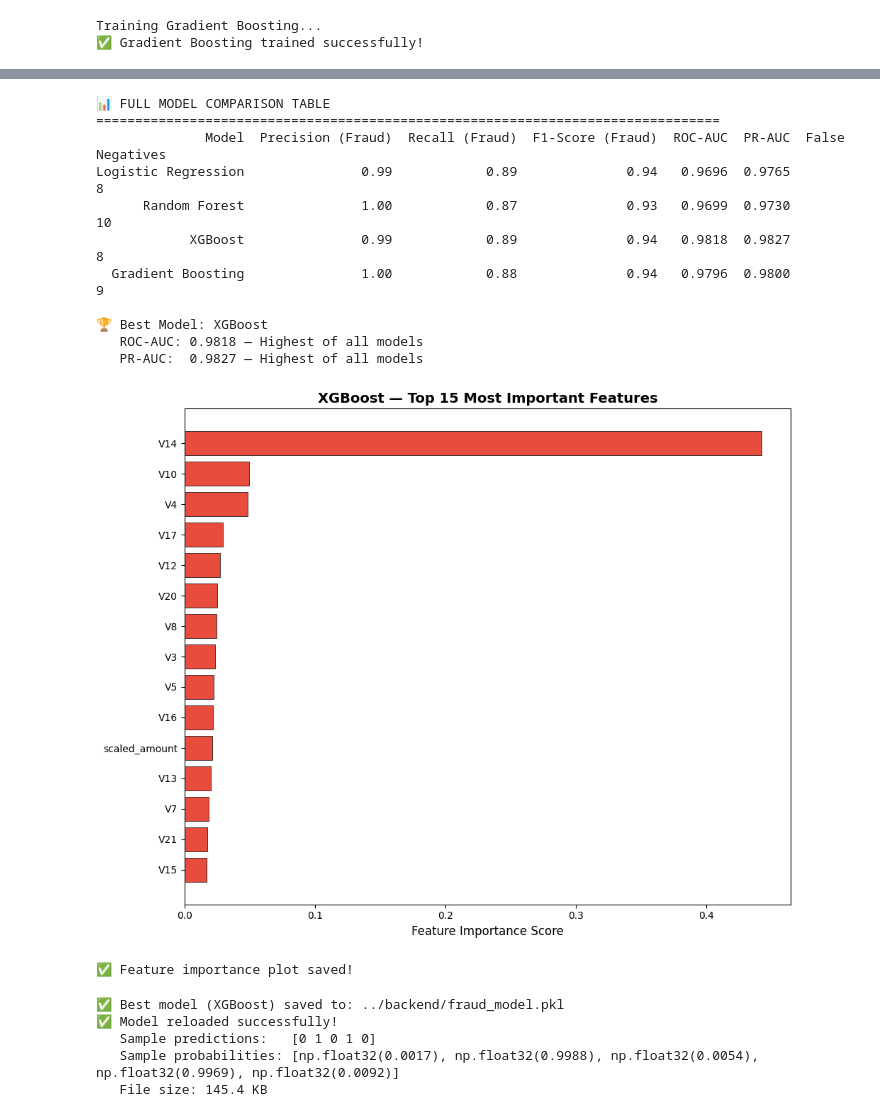
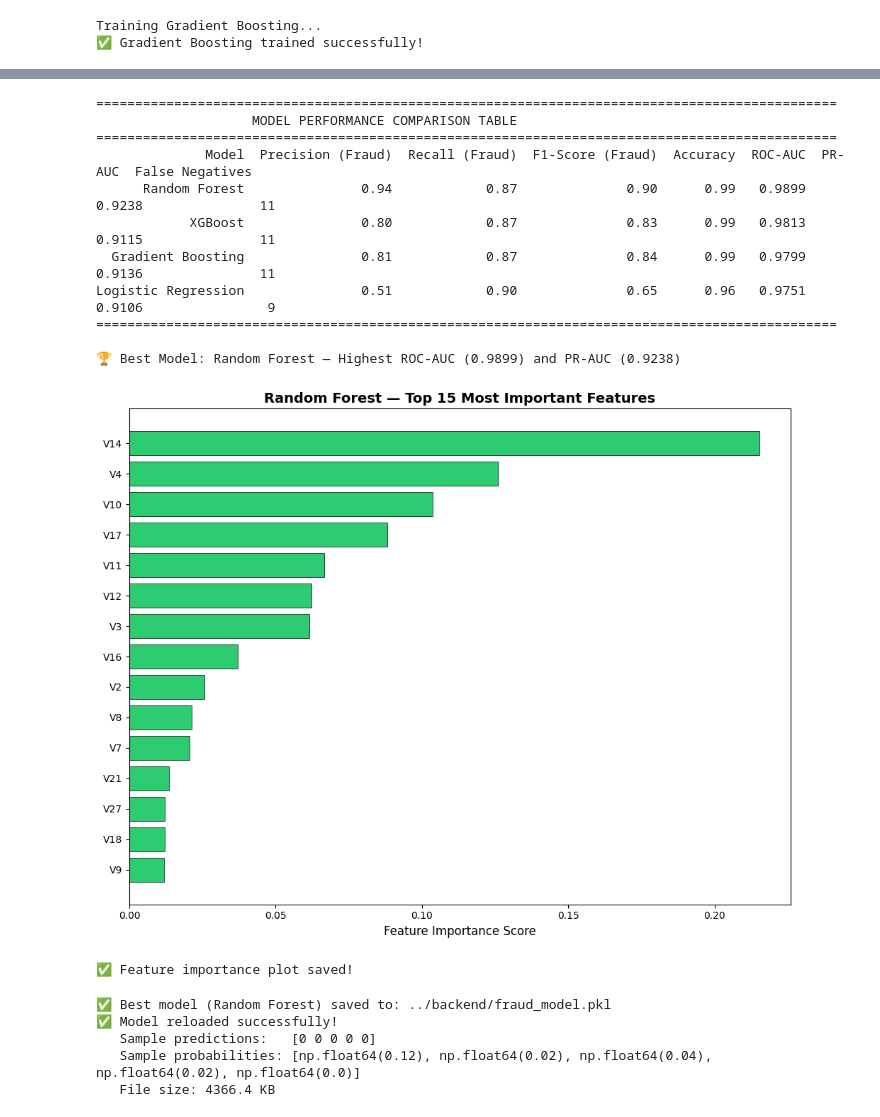
Before and after one commit to Ptechsoft/Credit_fraud-detection-system, a Jupyter notebook: notebook/model_training.ipynb, the cells around one changed output, grey strips where cells are left out. Cells and saved outputs as stored; diff of their text form; code cells hidden in the pictures.

Commit message:
Retrain the model

```diff
--- a/notebook/model_training.ipynb
+++ b/notebook/model_training.ipynb
@@ -481,64 +482,66 @@ print("✅ PR Curve saved!")
 ✅ PR Curve saved!
 # %%
-# Model Comparison Summary
-
+# Model Comparison Summary — Real Results
 comparison_data = {
-    'Model': ['Logistic Regression', 'Random Forest', 'XGBoost', 'Gradient Boosting'],
-    'Precision (Fraud)': [0.99, 1.00, 0.99, 1.00],
-    'Recall (Fraud)': [0.89, 0.87, 0.89, 0.88],
-    'F1-Score (Fraud)': [0.94, 0.93, 0.94, 0.94],
-    'ROC-AUC': [0.9696, 0.9699, 0.9818, 0.9796],
-    'PR-AUC': [0.9765, 0.9730, 0.9827, 0.9800],
-    'False Negatives': [8, 10, 8, 9]
+    'Model':             ['Logistic Regression', 'Random Forest', 'XGBoost', 'Gradient Boosting'],
+    'Precision (Fraud)': [0.51, 0.94, 0.80, 0.81],
+    'Recall (Fraud)':    [0.90, 0.87, 0.87, 0.87],
+    'F1-Score (Fraud)':  [0.65, 0.90, 0.83, 0.84],
+    'Accuracy':          [0.96, 0.99, 0.99, 0.99],
+    'ROC-AUC':           [0.9751, 0.9899, 0.9813, 0.9799],
+    'PR-AUC':            [0.9106, 0.9238, 0.9115, 0.9136],
+    'False Negatives':   [9, 11, 11, 11]
 }
 
 comparison_df = pd.DataFrame(comparison_data)
-print("📊 FULL MODEL COMPARISON TABLE")
-print("="*80)
+comparison_df = comparison_df.sort_values('ROC-AUC', ascending=False).reset_index(drop=True)
+
+print("=" * 95)
+print("                    MODEL PERFORMANCE COMPARISON TABLE")
+print("=" * 95)
 print(comparison_df.to_string(index=False))
-print("\n🏆 Best Model: XGBoost")
-print(f"   ROC-AUC: 0.9818 — Highest of all models")
-print(f"   PR-AUC:  0.9827 — Highest of all models")
+print("=" * 95)
+print("\n🏆 Best Model: Random Forest — Highest ROC-AUC (0.9899) and PR-AUC (0.9238)")
 # %% [output]
-📊 FULL MODEL COMPARISON TABLE
-================================================================================
-              Model  Precision (Fraud)  Recall (Fraud)  F1-Score (Fraud)  ROC-AUC  PR-AUC  False Negatives
-Logistic Regression               0.99            0.89              0.94   0.9696  0.9765                8
-      Random Forest               1.00            0.87              0.93   0.9699  0.9730               10
-            XGBoost               0.99            0.89              0.94   0.9818  0.9827                8
-  Gradient Boosting               1.00            0.88              0.94   0.9796  0.9800                9
+===============================================================================================
+                    MODEL PERFORMANCE COMPARISON TABLE
+===============================================================================================
+              Model  Precision (Fraud)  Recall (Fraud)  F1-Score (Fraud)  Accuracy  ROC-AUC  PR-AUC  False Negatives
+      Random Forest               0.94            0.87              0.90      0.99   0.9899  0.9238               11
+            XGBoost               0.80            0.87              0.83      0.99   0.9813  0.9115               11
+  Gradient Boosting               0.81            0.87              0.84      0.99   0.9799  0.9136               11
+Logistic Regression               0.51            0.90              0.65      0.96   0.9751  0.9106                9
+===============================================================================================
 
-🏆 Best Model: XGBoost
-   ROC-AUC: 0.9818 — Highest of all models
-   PR-AUC:  0.9827 — Highest of all models
+🏆 Best Model: Random Forest — Highest ROC-AUC (0.9899) and PR-AUC (0.9238)
 # %%
-# Feature Importance — XGBoost
+# Feature Importance — Random Forest
 plt.figure(figsize=(10, 8))
 
 # Get feature importances
-importance = xgb_model.feature_importances_
+importance = rf_model.feature_importances_
 feature_names = X_train.columns if hasattr(X_train, 'columns') else [f'V{i}' for i in range(X_train.shape[1])]
 
 # Sort by importance
 indices = np.argsort(importance)[::-1][:15]
 
 plt.barh(
     range(len(indices)),
     importance[indices],
-    color='#e74c3c',
+    color='#2ecc71',
     edgecolor='black',
     linewidth=0.5
 )
 plt.yticks(range(len(indices)), [feature_names[i] for i in indices])
 plt.xlabel('Feature Importance Score', fontsize=12)
-plt.title('XGBoost — Top 15 Most Important Features', fontsize=14, fontweight='bold')
+plt.title('Random Forest — Top 15 Most Important Features', fontsize=14, fontweight='bold')
 plt.gca().invert_yaxis()
 plt.tight_layout()
 plt.savefig('feature_importance.png', dpi=150, bbox_inches='tight')
 plt.show()
 print("✅ Feature importance plot saved!")
 # %% [output]
-[figure, old version]
+[figure, new version]
 ✅ Feature importance plot saved!
 # %%
 import joblib
@@ -548,8 +551,8 @@ import os
 os.makedirs('../backend', exist_ok=True)
 
 # Save the best model
-joblib.dump(xgb_model, '../backend/fraud_model.pkl')
-print("✅ Best model (XGBoost) saved to: ../backend/fraud_model.pkl")
+joblib.dump(rf_model, '../backend/fraud_model.pkl')
+print("✅ Best model (Random Forest) saved to: ../backend/fraud_model.pkl")
 
 # Verify it saved correctly by reloading and testing it
 loaded_model = joblib.load('../backend/fraud_model.pkl')
@@ -561,8 +564,8 @@ print(f"   Sample predictions:   {test_pred}")
 print(f"   Sample probabilities: {[round(p, 4) for p in test_prob]}")
 print(f"   File size: {os.path.getsize('../backend/fraud_model.pkl') / 1024:.1f} KB")
 # %% [output]
-✅ Best model (XGBoost) saved to: ../backend/fraud_model.pkl
+✅ Best model (Random Forest) saved to: ../backend/fraud_model.pkl
 ✅ Model reloaded successfully!
-   Sample predictions:   [0 1 0 1 0]
-   Sample probabilities: [np.float32(0.0017), np.float32(0.9988), np.float32(0.0054), np.float32(0.9969), np.float32(0.0092)]
-   File size: 145.4 KB
+   Sample predictions:   [0 0 0 0 0]
+   Sample probabilities: [np.float64(0.12), np.float64(0.02), np.float64(0.04), np.float64(0.02), np.float64(0.0)]
+   File size: 4366.4 KB
```
Also changed, not shown: parts of 8 cells of this notebook, 4 other files.
